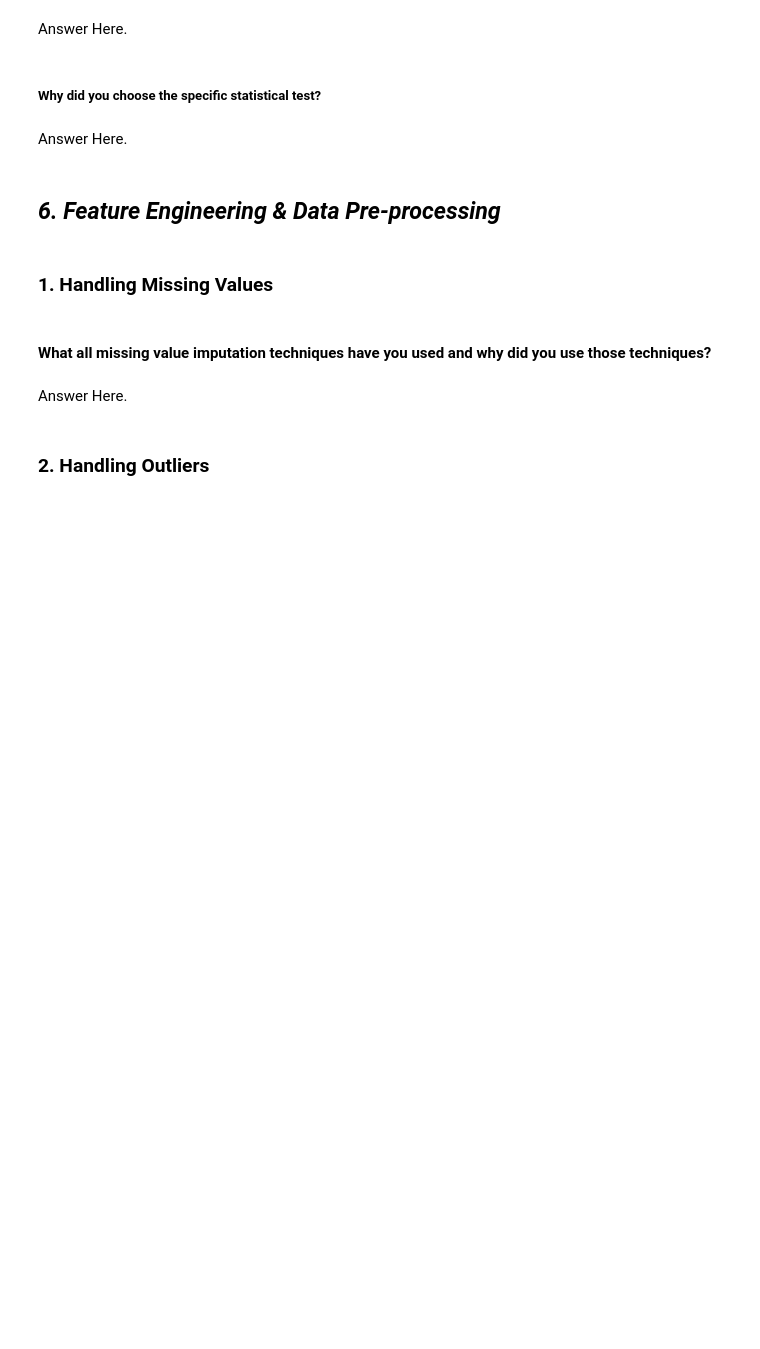
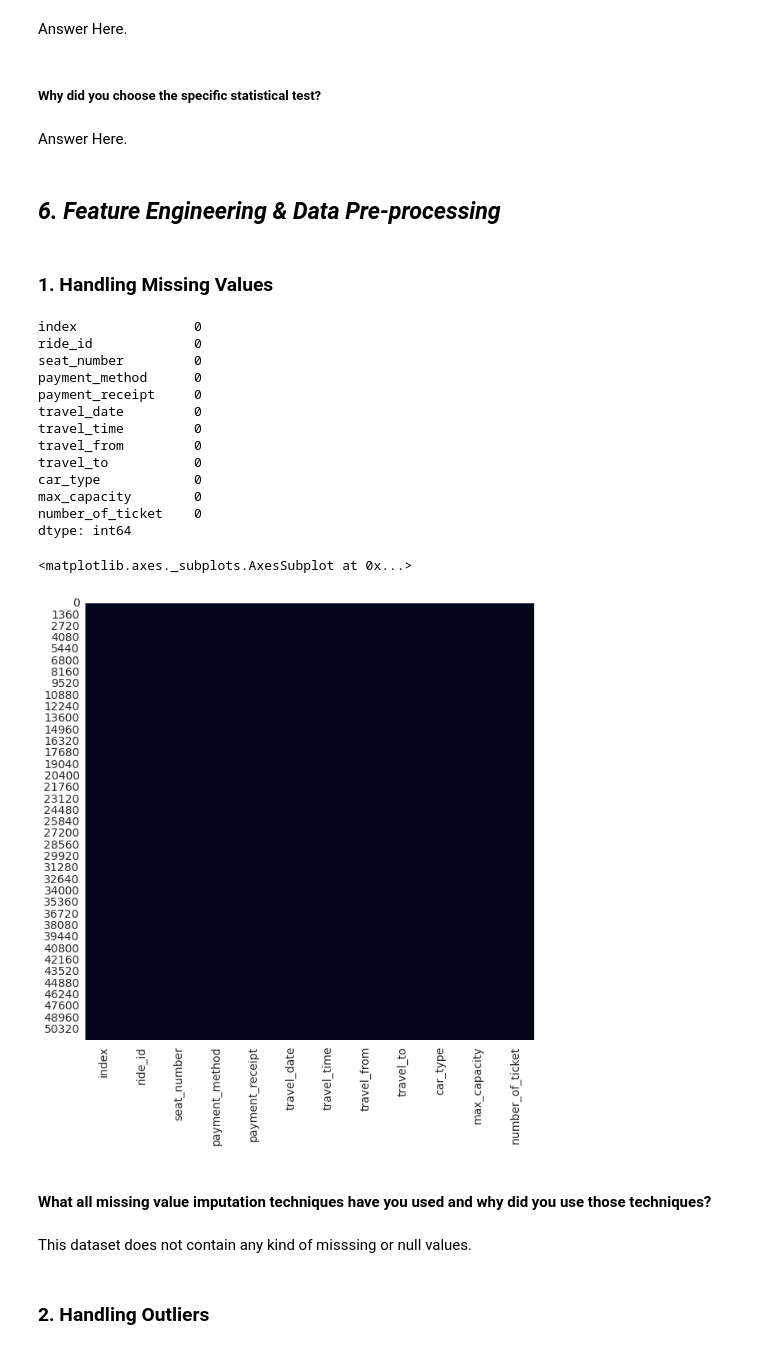
Before and after one commit to maxashoka3/Transport-Demand-Prediction, a Jupyter notebook: Transport_Demand_Prediction.ipynb, the cells around one changed output. Cells and saved outputs as stored; diff of their text form; code cells hidden in the pictures; blank space fills up the shorter version.

```diff
--- a/Transport_Demand_Prediction.ipynb
+++ b/Transport_Demand_Prediction.ipynb
@@ -1317,6 +1315,36 @@ Answer Here.
+# %%
+# copying the data set
+df = nir_df.copy()
+# merging target_df to df
+df = df.merge(target_df, how = 'left',on = 'ride_id').reset_index()
+# %%
+# Handling Missing Values & Missing Value Imputation
+# Missing Values/Null Values Count
+print(df.isnull().sum())
+
+# Visualizing the missing values
+# Checking Null Value by plotting Heatmap
+
+sns.heatmap(df.isnull(), cbar=False)
+# %% [output]
+index               0
+ride_id             0
+seat_number         0
+payment_method      0
+payment_receipt     0
+travel_date         0
+travel_time         0
+travel_from         0
+travel_to           0
+car_type            0
+max_capacity        0
+number_of_ticket    0
+dtype: int64
+<matplotlib.axes._subplots.AxesSubplot at 0x...>
+[figure, added]
 # %% [markdown]
 #### What all missing value imputation techniques have you used and why did you use those techniques?
-# %% [markdown]
-Answer Here.
+# %% [markdown]
+This dataset does not contain any kind of misssing or null values.
 # %% [markdown]
 ### 2. Handling Outliers
```
Also changed, not shown: parts of 15 cells of this notebook.
